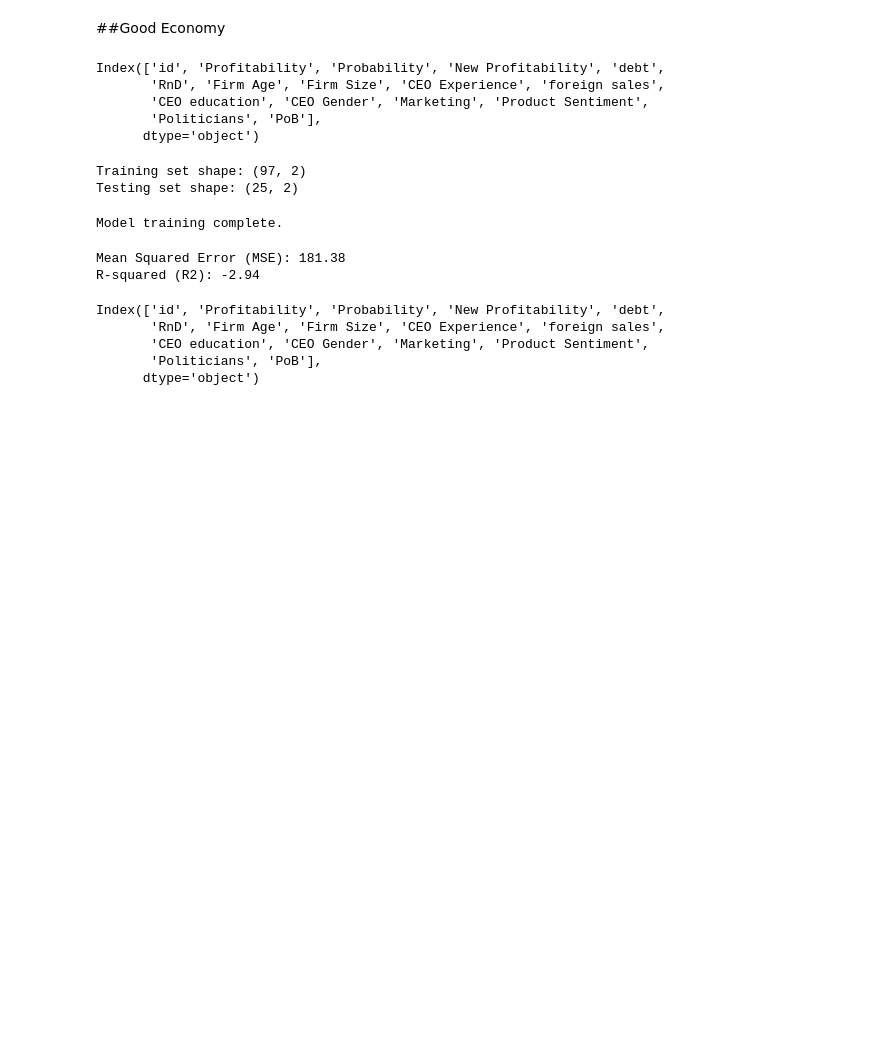
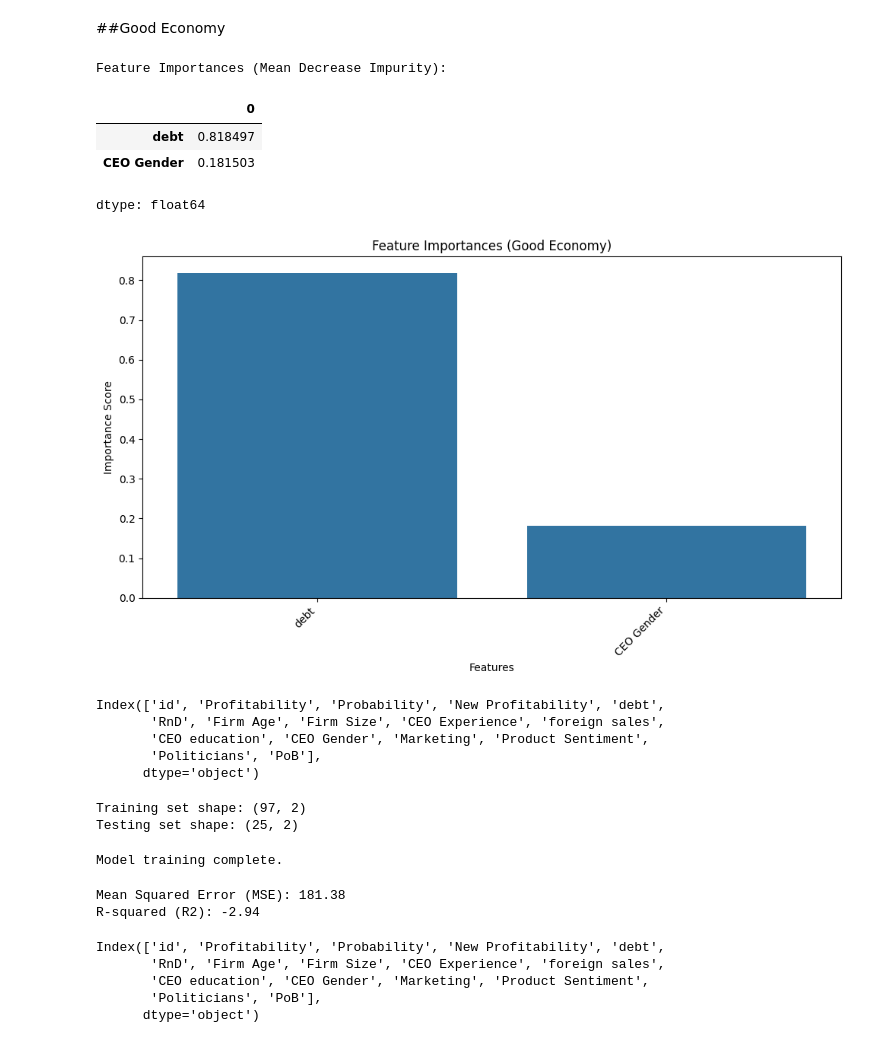
Before and after one commit to Edgar121207/MSCI-151, a Jupyter notebook: CW4_Muhammad_Edgar_Al_Farizi.ipynb, the cells around one changed output. Drawn from its saved outputs; the diff is of its cells as text; code cells hidden in the pictures; blank space fills up the shorter version.

```diff
--- a/CW4_Muhammad_Edgar_Al_Farizi.ipynb
+++ b/CW4_Muhammad_Edgar_Al_Farizi.ipynb
@@ -232,5 +262,53 @@ Loading Factors:
 # %% [markdown]
 ##Good Economy
+# %%
+import pandas as pd
+from sklearn.model_selection import train_test_split
+from sklearn.ensemble import RandomForestRegressor
+import matplotlib.pyplot as plt
+import seaborn as sns
+
+# Load the 'Good economy' data
+df = pd.read_excel('/Good econ data.xlsx')
+
+# Define the features (X) and target (y) - assuming 'New Profitability' is the target as in previous analysis
+features = ['debt','CEO Gender']
+target = 'New Profitability'
+
+X = df[features]
+y = df[target]
+
+# Split the data into training and testing sets (80/20 split)
+X_train, X_test, y_train, y_test = train_test_split(X, y, test_size=0.2, random_state=42)
+
+# Initialize and train the Random Forest Regressor model
+model = RandomForestRegressor(n_estimators=100, random_state=42)
+model.fit(X_train, y_train)
+
+# Get importance scores (MDI)
+importance = model.feature_importances_
+
+# Display feature importances
+feature_importance_series = pd.Series(importance, index=features)
+print("Feature Importances (Mean Decrease Impurity):")
+display(feature_importance_series.sort_values(ascending=False))
+
+# Visualize feature importances
+plt.figure(figsize=(10, 6))
+sns.barplot(x=feature_importance_series.index, y=feature_importance_series.values)
+plt.title('Feature Importances (Good Economy)')
+plt.xlabel('Features')
+plt.ylabel('Importance Score')
+plt.xticks(rotation=45, ha='right')
+plt.tight_layout()
+plt.show()
+# %% [output]
+Feature Importances (Mean Decrease Impurity):
+|  | 0 |
+| debt | 0.818497 |
+| CEO Gender | 0.181503 |
+dtype: float64
+[figure, added]
 # %%
 import pandas as pd
 
```
Also changed, not shown: parts of 9 cells of this notebook.
